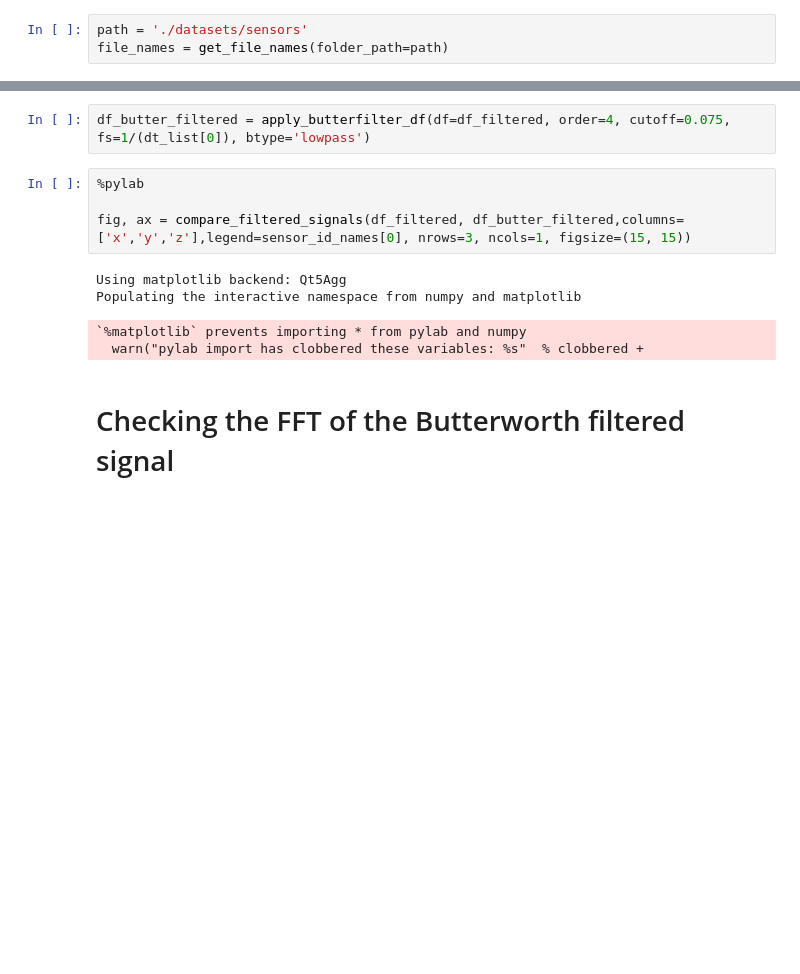
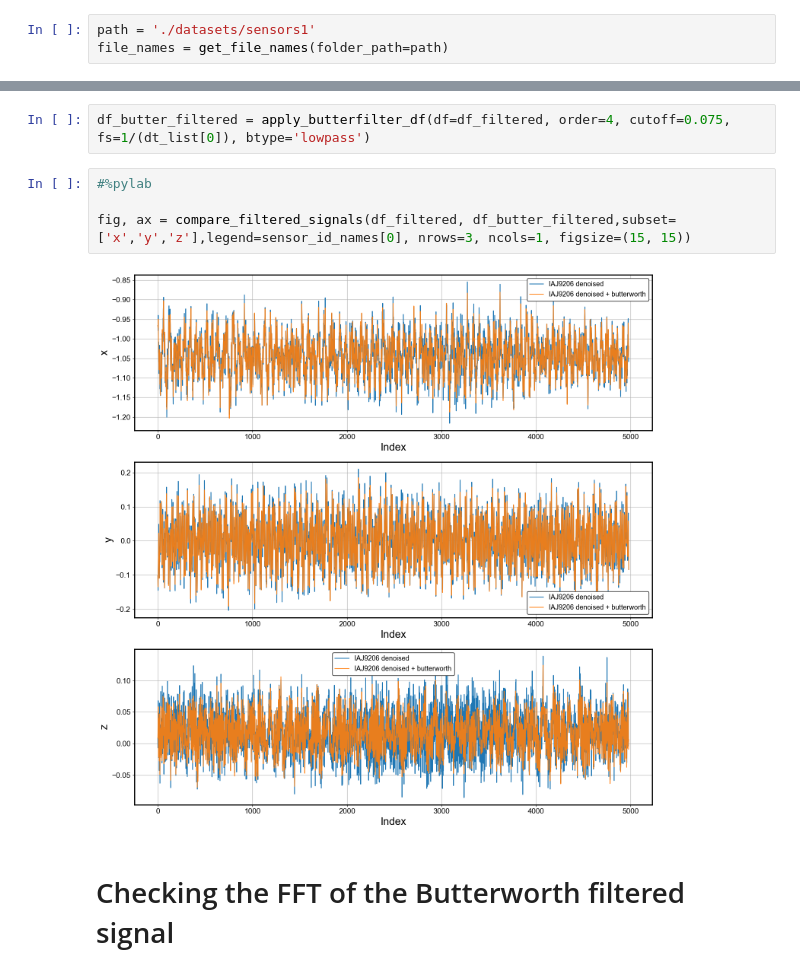
Before and after one commit to pirao/ML_examples, a Jupyter notebook: noise_filtering.ipynb, the cells around one changed output, grey strips where cells are left out. Drawn from its saved outputs; the diff is of its cells as text; blank space fills up the shorter version.

```diff
--- a/noise_filtering.ipynb
+++ b/noise_filtering.ipynb
@@ -41,7 +41,7 @@ from utils.fourier import *
 # %% [markdown]
 # Importing dataset
 # %%
-path = './datasets/sensors'
+path = './datasets/sensors1'
 file_names = get_file_names(folder_path=path)
 # %% [output]
 File names:  ['1623535615-3006-IAJ9206.csv', '1624040490-2957-NAI1549.csv', '1624374799-3006-MYS2071.csv', '1624962426-3006-NAH4736.csv']
@@ -220,14 +220,11 @@ The cutoff frequency coincides with the amplitude of 0.707 or -3dB. By adjusting
 # %%
 df_butter_filtered = apply_butterfilter_df(df=df_filtered, order=4, cutoff=0.075, fs=1/(dt_list[0]), btype='lowpass')
 # %%
-%pylab
+#%pylab
 
-fig, ax = compare_filtered_signals(df_filtered, df_butter_filtered,columns=['x','y','z'],legend=sensor_id_names[0], nrows=3, ncols=1, figsize=(15, 15))
+fig, ax = compare_filtered_signals(df_filtered, df_butter_filtered,subset=['x','y','z'],legend=sensor_id_names[0], nrows=3, ncols=1, figsize=(15, 15))
 # %% [output]
-Using matplotlib backend: Qt5Agg
-Populating the interactive namespace from numpy and matplotlib
-`%matplotlib` prevents importing * from pylab and numpy
-  warn("pylab import has clobbered these variables: %s"  % clobbered +
+[figure, added]
 # %% [markdown]
 # Checking the FFT of the Butterworth filtered signal
 # %%
```
Also changed, not shown: parts of 1 cell of this notebook, 17 other files.
